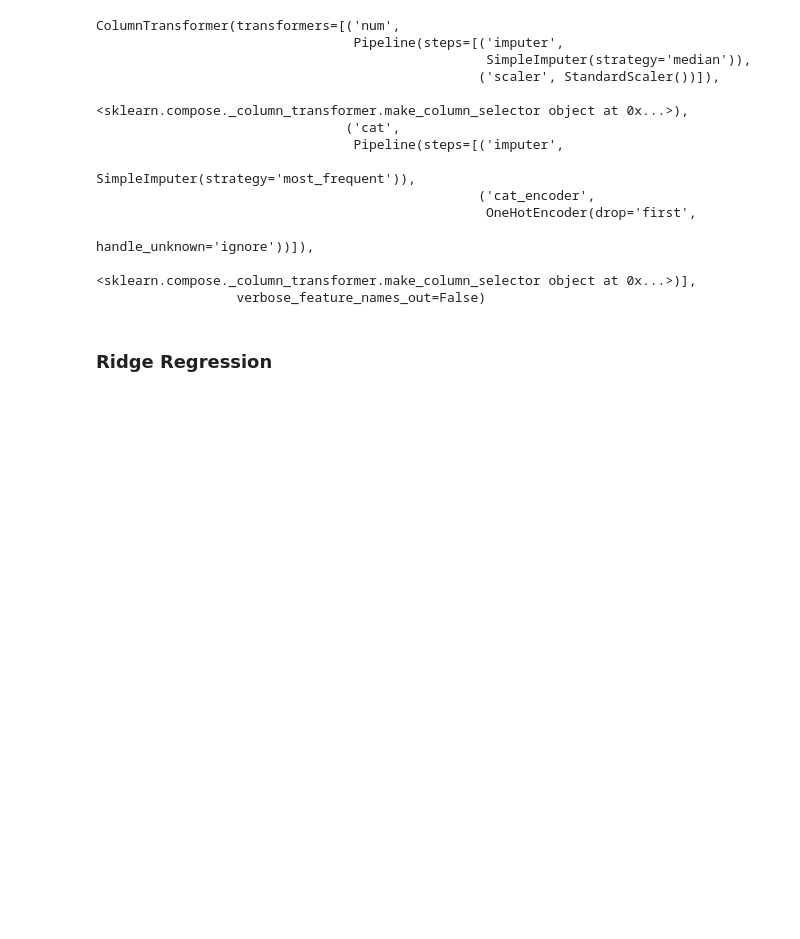
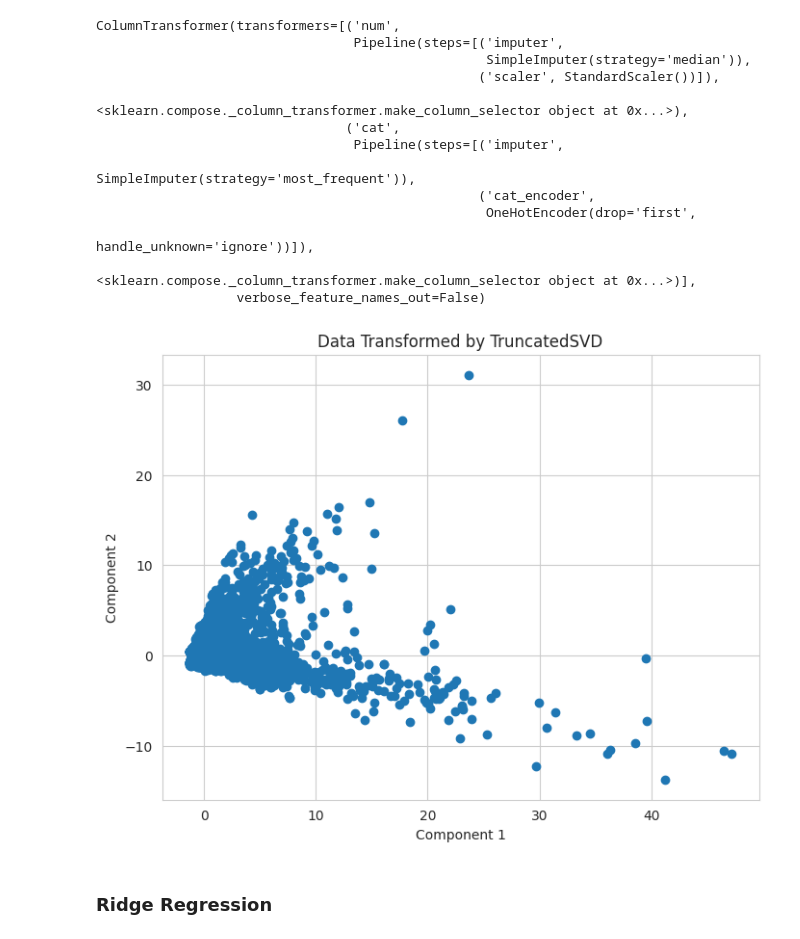
Before and after one commit to eshentong/NYC-HousingPricePrediction, a Jupyter notebook: BA810_NYC_Propertiesipynb.ipynb, the cells around one changed output. Drawn from its saved outputs; the diff is of its cells as text; code cells hidden in the pictures; blank space fills up the shorter version.

Commit message:
adding in feature of importance and SVD graph

```diff
--- a/BA810_NYC_Propertiesipynb.ipynb
+++ b/BA810_NYC_Propertiesipynb.ipynb
@@ -608,6 +608,28 @@ ColumnTransformer(transformers=[('num',
                                                                 handle_unknown='ignore'))]),
                                  <sklearn.compose._column_transformer.make_column_selector object at 0x...>)],
                   verbose_feature_names_out=False)
+# %%
+from sklearn.decomposition import TruncatedSVD
+import matplotlib.pyplot as plt
+
+# Assuming 'prep_pipeline' is your preprocessing pipeline
+x_train_transformed = prep_pipeline.fit_transform(nyc_copy)
+# Initialize TruncatedSVD with the desired number of components
+num_components = 10
+svd = TruncatedSVD(n_components=num_components)
+
+# Transform your sparse data using TruncatedSVD
+x_svd = svd.fit_transform(x_train_transformed)
+
+# Plot the transformed data
+plt.figure(figsize=(8, 6))
+plt.scatter(x_svd[:, 0], x_svd[:, 1])  # Plotting two of the principal components
+plt.xlabel('Component 1')
+plt.ylabel('Component 2')
+plt.title('Data Transformed by TruncatedSVD')
+plt.show()
+# %% [output]
+[figure, added]
 # %% [markdown]
 ### Ridge Regression
 # %%
```
Also changed, not shown: parts of 16 cells of this notebook.
